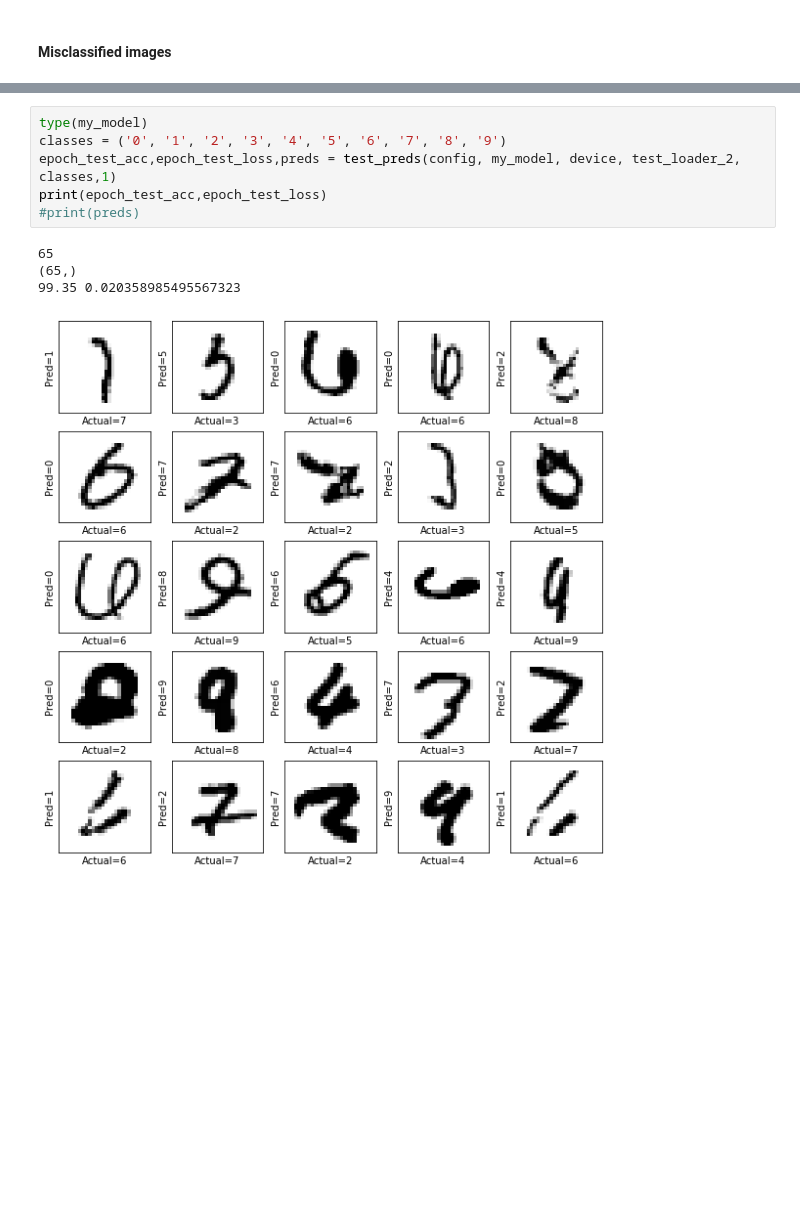
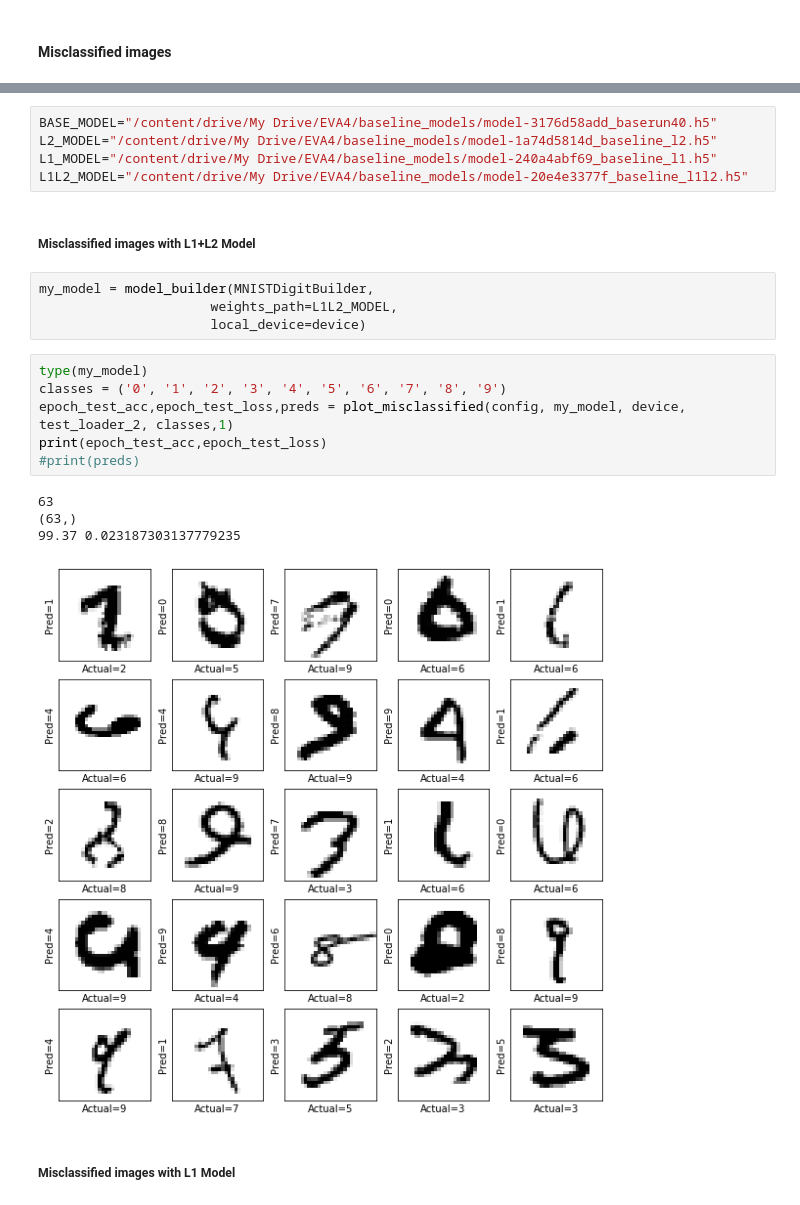
Before and after one commit to rajy4683/S6EVA4, a Jupyter notebook: S6_AllRuns.ipynb, the cells around one changed output, grey strips where cells are left out. Drawn from its saved outputs; the diff is of its cells as text; blank space fills up the shorter version.

```diff
--- a/S6_AllRuns.ipynb
+++ b/S6_AllRuns.ipynb
@@ -1181,11 +1188,24 @@ len(train_loader_2),len(test_loader_2)
+# %%
+BASE_MODEL="/content/drive/My Drive/EVA4/baseline_models/model-3176d58add_baserun40.h5"
+L2_MODEL="/content/drive/My Drive/EVA4/baseline_models/model-1a74d5814d_baseline_l2.h5"
+L1_MODEL="/content/drive/My Drive/EVA4/baseline_models/model-240a4abf69_baseline_l1.h5"
+L1L2_MODEL="/content/drive/My Drive/EVA4/baseline_models/model-20e4e3377f_baseline_l1l2.h5"
+# %% [markdown]
+##### Misclassified images with L1+L2 Model
+# %%
+my_model = model_builder(MNISTDigitBuilder,
+                      weights_path=L1L2_MODEL,
+                      local_device=device)
 # %%
 type(my_model)
 classes = ('0', '1', '2', '3', '4', '5', '6', '7', '8', '9')
-epoch_test_acc,epoch_test_loss,preds = test_preds(config, my_model, device, test_loader_2, classes,1)
+epoch_test_acc,epoch_test_loss,preds = plot_misclassified(config, my_model, device, test_loader_2, classes,1)
 print(epoch_test_acc,epoch_test_loss)
 #print(preds)
 # %% [output]
-65
-(65,)
-99.35 0.020358985495567323
+63
+(63,)
+99.37 0.023187303137779235
-[figure, old version]
+[figure, new version]
+# %% [markdown]
+##### Misclassified images with L1 Model
```
Also changed, not shown: parts of 13 cells of this notebook.
